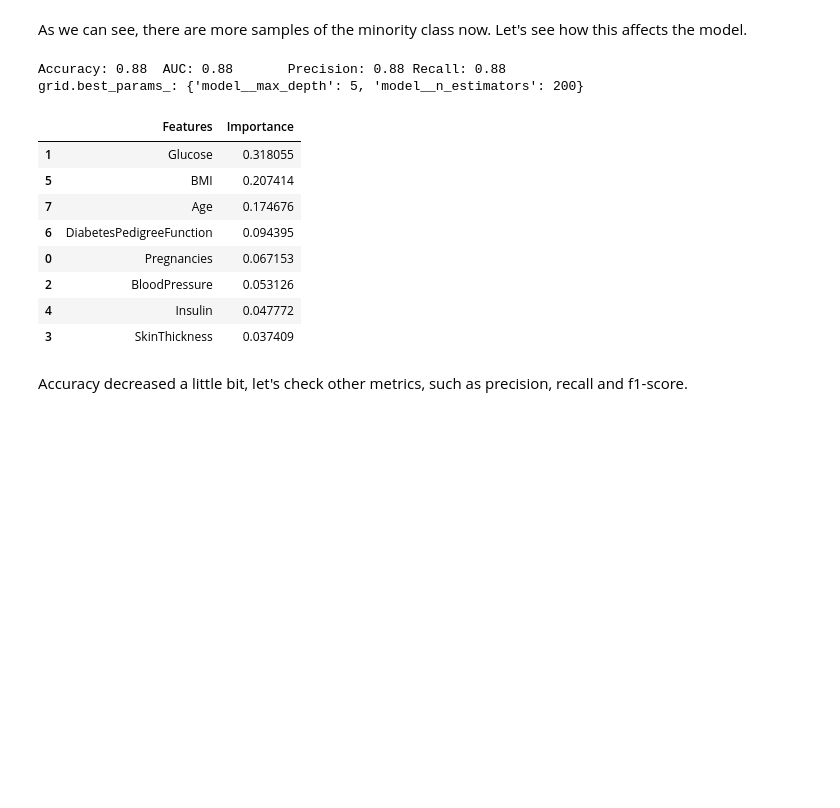
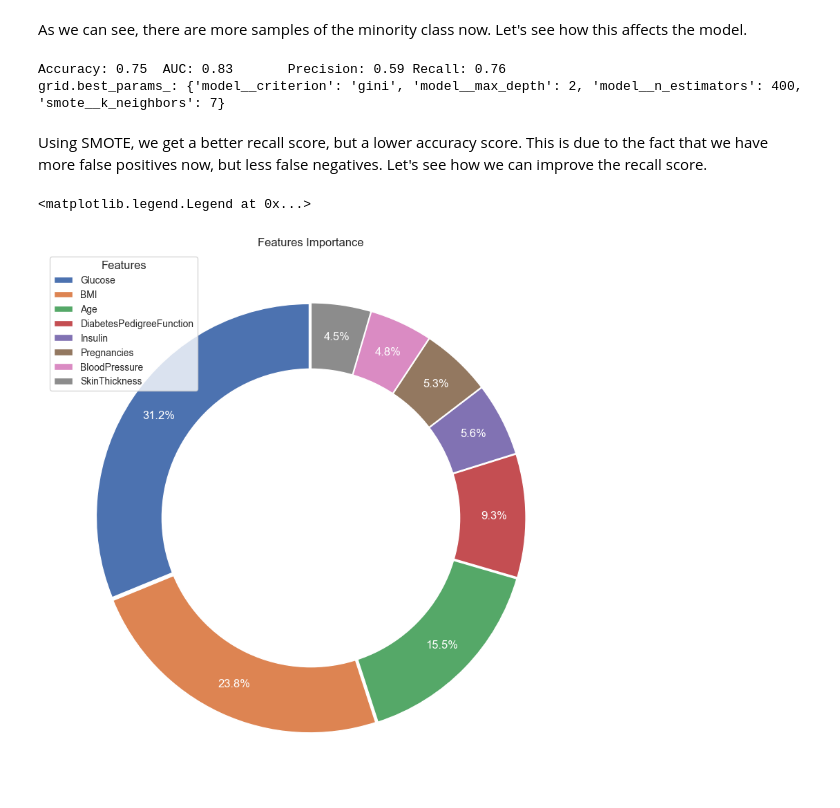
Before and after one commit to JuanDa14Sa/Diabetes-prediction, a Jupyter notebook: diabetes_prediction.ipynb, the cells around one changed output. Drawn from its saved outputs; the diff is of its cells as text; code cells hidden in the pictures; blank space fills up the shorter version.

Commit message:
SMOTE done

```diff
--- a/diabetes_prediction.ipynb
+++ b/diabetes_prediction.ipynb
@@ -264,32 +266,40 @@ from imblearn.pipeline import Pipeline as imbPipeline
 
 cv = StratifiedKFold(n_splits=5, shuffle=True, random_state=42)
 pipeline = imbPipeline([('smote', SMOTE(random_state=42)), ('model', RandomForestClassifier(random_state=42))])
-param_grid = {'model__n_estimators': [100, 200, 300, 400], 'model__max_depth': [2, 3, 4, 5]}
+param_grid = {'model__n_estimators': [100, 200, 300, 400], 'model__max_depth': [2, 3, 4, 5],
+              'model__criterion': ['gini', 'entropy', 'log_loss'], 'smote__k_neighbors': [3, 4, 5, 6, 7]}
 grid = GridSearchCV(pipeline, param_grid, cv=cv, n_jobs=-1, scoring=scoring, refit='AUC')
-grid.fit(X_train_smote, y_train_smote)
+grid.fit(X_train, y_train)
 for score in scoring.keys():
-    print(f'{score}: {grid.best_score_:.2f}',end='\t')
+    print(f'{score}: {grid.cv_results_[f'mean_test_{score}'][grid.best_index_]:.2f}',end='\t')
 print()
 print(f'grid.best_params_: {grid.best_params_}')
 # %% [output]
-Accuracy: 0.88  AUC: 0.88       Precision: 0.88 Recall: 0.88
-grid.best_params_: {'model__max_depth': 5, 'model__n_estimators': 200}
+Accuracy: 0.75  AUC: 0.83       Precision: 0.59 Recall: 0.76
+grid.best_params_: {'model__criterion': 'gini', 'model__max_depth': 2, 'model__n_estimators': 400, 'smote__k_neighbors': 7}
-# %%
-features_importance = pd.DataFrame({'Features': X_train.columns, 'Importance': grid.best_estimator_.named_steps['model'].feature_importances_})
-features_importance.sort_values(by='Importance', ascending=False, inplace=True)
-features_importance
-# %% [output]
-|  | Features | Importance |
-| 1 | Glucose | 0.318055 |
-| 5 | BMI | 0.207414 |
-| 7 | Age | 0.174676 |
-| 6 | DiabetesPedigreeFunction | 0.094395 |
-| 0 | Pregnancies | 0.067153 |
-| 2 | BloodPressure | 0.053126 |
-| 4 | Insulin | 0.047772 |
-| 3 | SkinThickness | 0.037409 |
-# %% [markdown]
-Accuracy decreased a little bit, let's check other metrics, such as precision, recall and f1-score.
+# %% [markdown]
+Using SMOTE, we get a better recall score, but a lower accuracy score. This is due to the fact that we have more false positives now, but less false negatives. Let's see how we can improve the recall score.
+# %%
+features_importance = pd.DataFrame({'Features': X_train.columns, 'Importance': grid.best_estimator_.named_steps['model'].feature_importances_})
+features_importance.sort_values(by='Importance', ascending=False, inplace=True)
+plt.figure(figsize=(15, 10))
+explode = ( 0.01, 0.01,  0.01,  0.01,  0.01,  0.01,  0.01,  0.01)
+pie = plt.pie(features_importance['Importance'], labels=features_importance['Features'],
+              autopct='%1.1f%%', explode=explode, startangle=90, pctdistance=0.85, labeldistance=1.1, textprops={'color':"w"})
+plt.title('Features Importance')
+plt.ylabel('')
+centre_circle = plt.Circle((0, 0), 0.70, fc='white')
+fig = plt.gcf()
+fig.gca().add_artist(centre_circle)
+# remove labels from the pie
+for text in pie[1]:
+    text.set_visible(False)
+# create a legend
+plt.legend(title='Features', loc=2, labels=features_importance['Features'], prop={'size': 10})
+# move the percentage inside the pie
+# %% [output]
+<matplotlib.legend.Legend at 0x...>
+[figure, added]
 # %%
 X_train, X_test, y_train, y_test = train_test_split(X, y, test_size=0.2, random_state=42, stratify=y)
 X_train_smote, y_train_smote
```
Also changed, not shown: parts of 5 cells of this notebook.
